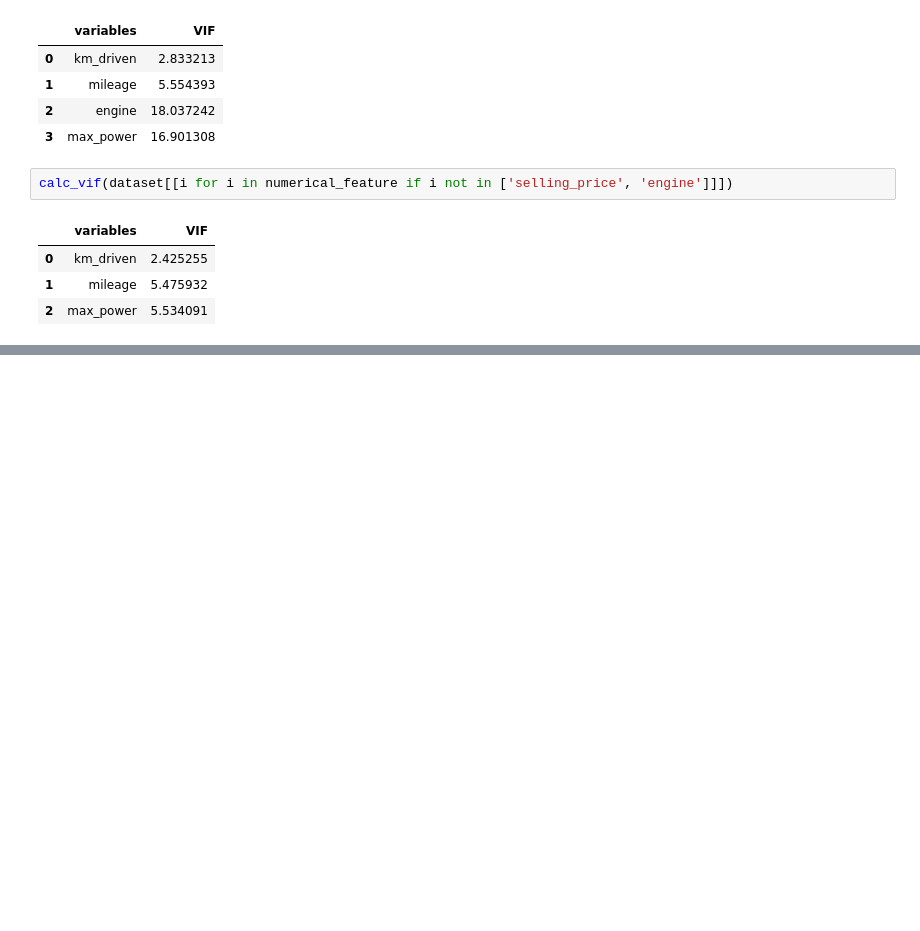
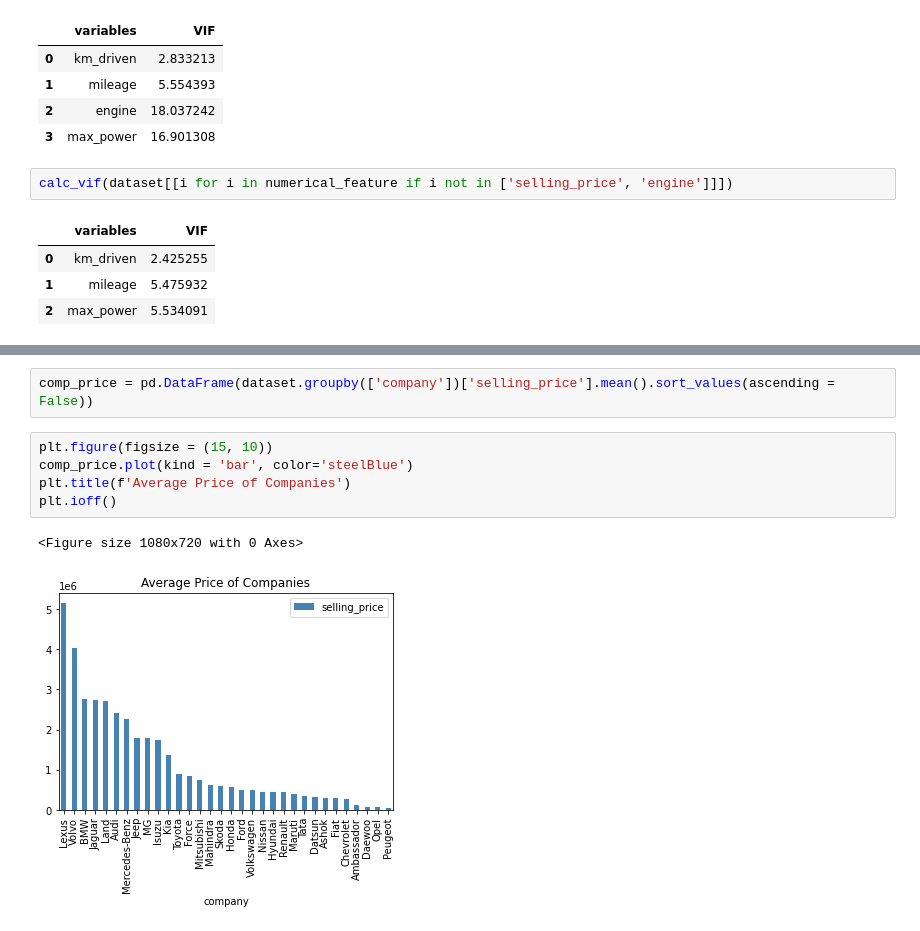
Before and after one commit to Ravinder-Kumar-M/Selling_price-Car_Dekho, a Jupyter notebook: Car_Dekho.ipynb, the cells around one changed output, grey strips where cells are left out. Saved outputs shown, nothing was run; the diff lists cells and outputs as text; blank space fills up the shorter version.

```diff
--- a/Car_Dekho.ipynb
+++ b/Car_Dekho.ipynb
@@ -199,0 +253,10 @@ calc_vif(dataset[[i for i in numerical_feature if i not in ['selling_price', 'en
+# %%
+comp_price = pd.DataFrame(dataset.groupby(['company'])['selling_price'].mean().sort_values(ascending = False))
+# %%
+plt.figure(figsize = (15, 10))
+comp_price.plot(kind = 'bar', color='steelBlue')
+plt.title(f'Average Price of Companies')
+plt.ioff()
+# %% [output]
+<Figure size 1080x720 with 0 Axes>
+[figure, added]
```
Also changed, not shown: parts of 16 cells of this notebook.
